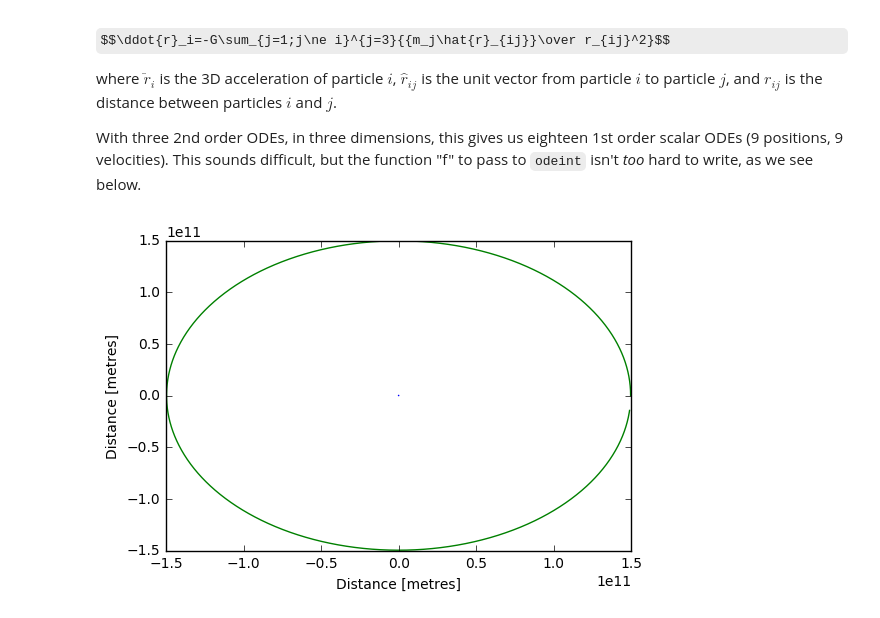
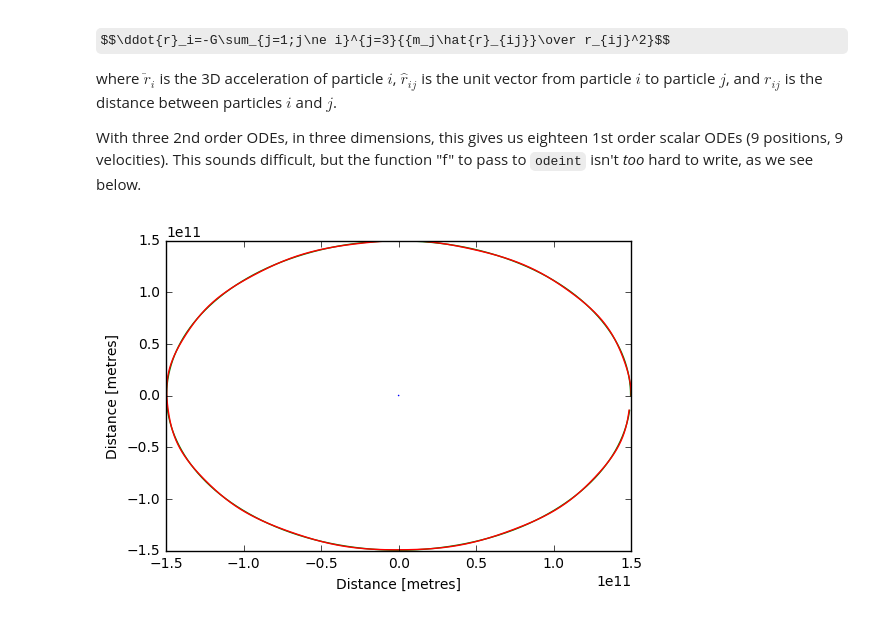
Before and after one commit to phys3112/intro, a Jupyter notebook: mcba2-numerical-integration-of-ODEs.ipynb, the cells around one changed output. Cells and saved outputs as stored; diff of their text form; code cells hidden in the pictures; some formulas as TeX source.

```diff
--- a/mcba2-numerical-integration-of-ODEs.ipynb
+++ b/mcba2-numerical-integration-of-ODEs.ipynb
@@ -394,7 +396,7 @@ t = np.linspace(0, 60.0, 60.0 / 0.01)
 
 # The parameters.
 
-zeta = 10
+zeta = 0.1
 
 # We are using the same angular frequency as for the
 # previous simple harmonic case.
@@ -409,8 +411,14 @@ solution = odeint(f, [0.1, 0.0], t, args=(zeta, w0))
 # and the second column the velocities.
 
 plt.plot(t, solution[:,0])
-#plt.ylim(-0.00001,0.00001)
+plt.ylabel("Displacement [metres]")
+
+# Uncomment these lines to plot energy.
+
+# plt.plot(t, solution[:,1])
+# plt.ylabel("Total energy [Joules]")
+
+# plt.ylim(-0.00001,0.00001)
 plt.xlabel("Time [seconds]")
-plt.ylabel("Displacement [metres]")
 plt.show()
 # %% [output]
@@ -427,7 +435,7 @@ Try experimenting yourself with the following function.
 import math
 def f(y, t, zeta, w0):
     x, v = y
-    return [v, -2.0 * zeta * w0 * v - (w0**2) * x + 0.1 * math.cos(0.85 * w0 * t)]
+    return [v, -2.0 * zeta * w0 * v - (w0**2) * x + 0.1 * math.cos(3 * w0 * t)]
 # %% [markdown]
 # Linear differential equations
 
@@ -523,28 +533,39 @@ where $\ddot{r}_i$ is the 3D acceleration of particle $i$, $\hat{r}_{ij}$ is the
 With three 2nd order ODEs, in three dimensions, this gives us eighteen 1st order scalar ODEs (9 positions, 9 velocities). This sounds difficult, but the function "f" to pass to `odeint` isn't *too* hard to write, as we see below.
 # %%
 import math
+import numpy as np
 import scipy.constants
 from scipy.integrate import odeint
 import matplotlib.pyplot as plt
 %matplotlib inline
 
+G  = scipy.constants.G # big G, the gravitational constant
+
+solar_system = True
+
+if solar_system:
+
+    m1 = 1.989E30 # mass of the sun
+    m2 = 5.976E24 # mass of the earth
+    m3 = 7.342E22 # mass of the moon
+
+else:
+
+    m1 = 4.0E30
+    m2 = 5.0E30
+    m3 = 3.0E30
+
 # The numpy 1D array "y" contains the 3D positions of the
 # sun, earth, and moon, followed by their 3D velocities.
 # That is 18 numbers in all. The "t" array of times is not used.
 #
-# "g" returns the time derivatives of these quantities.
+# "f" returns the time derivatives of these quantities.
 
 def f(y, t):
 
     # Extract the positions from "y".
 
     x1, y1, z1, x2, y2, z2, x3, y3, z3 = y[:9]
-
-    G  = scipy.constants.G # big G, the gravitational constant
-
-    m1 = 1.989E30 # mass of the sun
-    m2 = 5.976E24 # mass of the earth
-    m3 = 7.342E22 # mass of the moon
 
     # We calculate the cube of the distances between the objects,
     # since we need to divide by distance squared, and then an
@@ -562,47 +583,61 @@ def f(y, t):
     az1 = - G * (m2*(z1-z2)/r12 + m3*(z1-z3)/r13)
 
     ax2 = - G * (m1*(x2-x1)/r12 + m3*(x2-x3)/r23)
     ay2 = - G * (m1*(y2-y1)/r12 + m3*(y2-y3)/r23)
     az2 = - G * (m1*(z2-z1)/r12 + m3*(z2-z3)/r23)
 
     ax3 = - G * (m2*(x3-x2)/r23 + m1*(x3-x1)/r13)
     ay3 = - G * (m2*(y3-y2)/r23 + m1*(y3-y1)/r13)
     az3 = - G * (m2*(z3-z2)/r23 + m1*(z3-z1)/r13)
     v = y[9:]
     return v.tolist() + [ax1, ay1, az1, ax2, ay2, az2, ax3, ay3, az3]
 
-# Create an array of time values. The order of the arguments is
+# Create an array of time values. The order of the arguments to np.linspace is
 #  - initial time
 #  - final time
 #  - number of steps
 
-t = np.linspace(0, 3600*24*360, 3000)
+if solar_system:
+    t = np.linspace(0, 3600*24*360, 3000)
+else:
+    t = np.linspace(0, 3600*2, 3000)
 
 # Solve it! The 2nd argument to "odeint" gives the initial conditions,
 # which have been carefully chosen to make the sun/earth/moon system
 # agree fairly closely with our solar system. It would have been better
-# have placed the barycentre of the solar system at (0,0,0) rather
+# to have placed the barycentre of the solar system at (0,0,0) rather
 # than the sun. We start with the sun, earth, and moon on the x-axis.
 
-solution = odeint(f, [0,0,0,                # position of the sun
-                      149.6e9,0,0,          # position of the earth
-                      149.6e9 + 3.84399e8,0,0, # position of the moon
-                      0,0,0,                # velocity of the sun
-                      0,29.786e3,0,         # velocity of the earth
-                      0,29.786e3 + 1022,0   # velocity of the moon
-                      ], t)
+if solar_system:
+    solution = odeint(f,
+                          [0,0,0,                  # position of the sun
+                          149.6e9,0,0,             # position of the earth
+                          149.6e9 + 3.84399e8,0,0, # position of the moon
+                          0,0,0,                   # velocity of the sun
+                          0,29.786e3,0,            # velocity of the earth
+                          0,29.786e3 + 1022,0      # velocity of the moon
+                          ], t)
+else:
+    solution = odeint(f,
+                          [0,0,0,                  # position of the 1st star
+                          30.0e8,0,0,              # position of the 2nd star
+                          30.0e8, 40.0e8,0,        # position of the 3rd star
+                          0,0,0,                   # velocity of the 1st star
+                          0,0,0,                   # velocity of the 2nd star
+                          0,0,0                    # velocity of the 3rd star
+                          ], t)
 
 # And plot the solution.
 
-plt.plot(solution[:,0], solution[:,1]) # plot the (x,y) position of the sun
-plt.plot(solution[:,3], solution[:,4]) # plot the (x,y) position of the earth
-#plt.plot(solution[:,6], solution[:,7]) # plot the (x,y) position of the moon
+plt.plot(solution[:,0], solution[:,1]) # plot the (x,y) position of the sun or 1st star
+plt.plot(solution[:,3], solution[:,4]) # plot the (x,y) position of the earth or 2nd star
+plt.plot(solution[:,6], solution[:,7]) # plot the (x,y) position of the moon or 3rd star
 #plt.plot(solution[:,6]-solution[:,3], solution[:,7]-solution[:,4]) # plot moon relative to earth
 plt.xlabel("Distance [metres]")
 plt.ylabel("Distance [metres]")
 plt.show()
 # %% [output]
-[figure, old version]
+[figure, new version]
 # %% [markdown]
 I selected the initial conditions carefully in the above program to closely replicate the sun, earth, moon system. I deliberately plotted only 360 days of motion rather than a full year so that you can see that the earth is close to completing an orbit.
 
```
Also changed, not shown: parts of 6 cells of this notebook.
